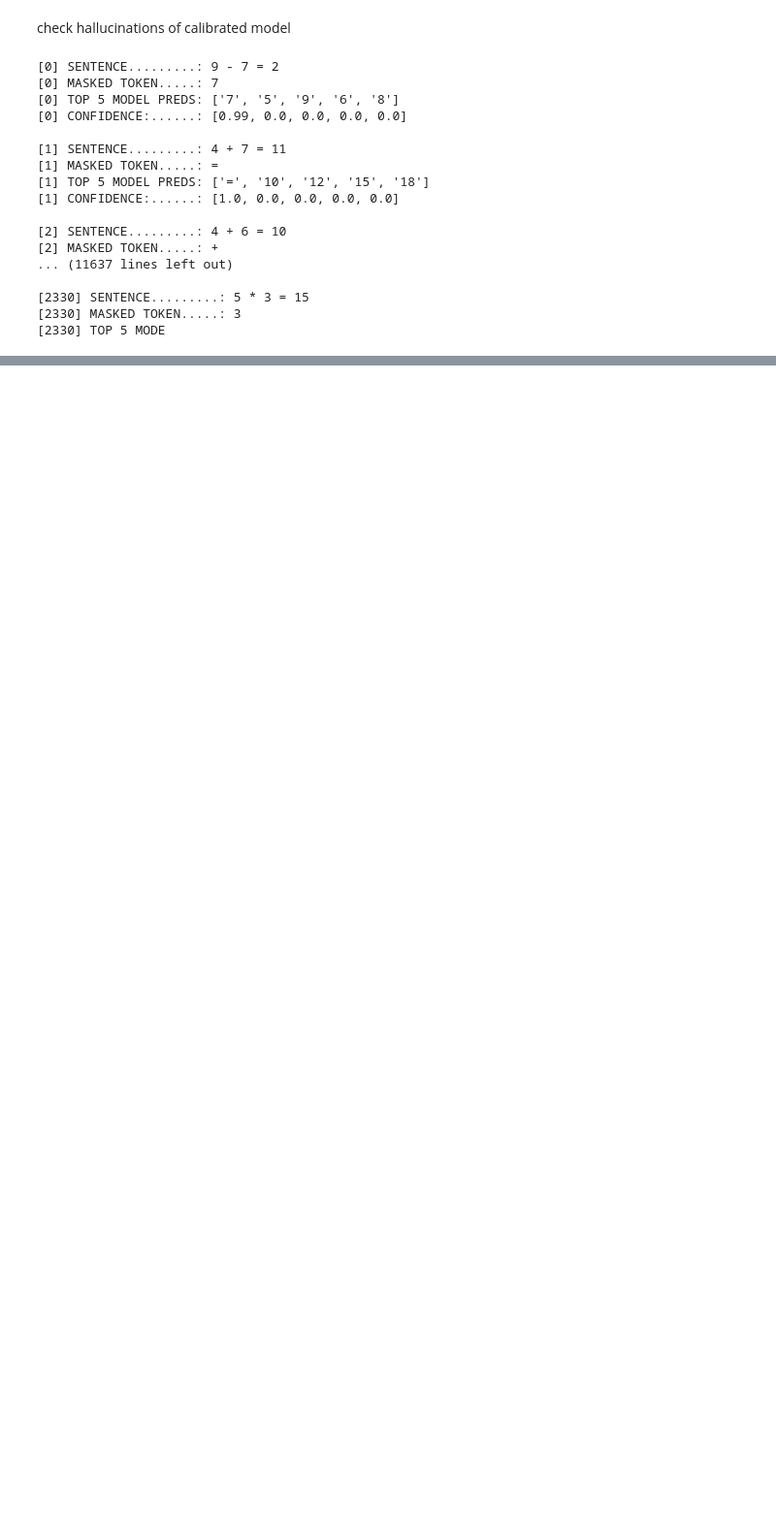
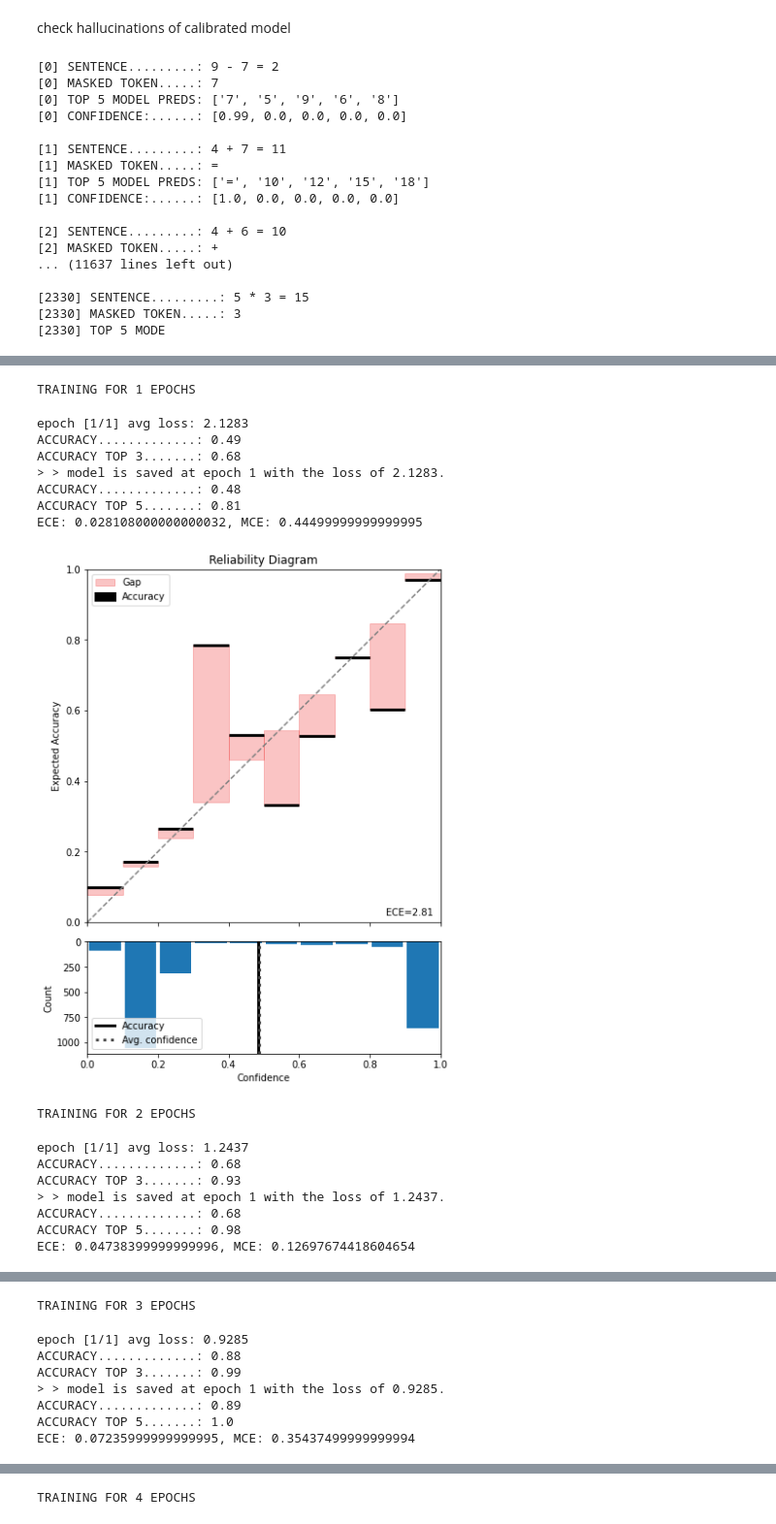
Before and after one commit to ivdort/dl2-callibrated-lm, a Jupyter notebook: BERT/dl2-bert-base-for-math.ipynb, the cells around one changed output, grey strips where cells are left out. Shown at 97% size. Saved outputs shown, nothing was run; the diff lists cells and outputs as text; code cells hidden in the pictures; blank space fills up the shorter version.

Commit message:
calibration after each epoch

```diff
--- a/BERT/dl2-bert-base-for-math.ipynb
+++ b/BERT/dl2-bert-base-for-math.ipynb
@@ -136,7 +138,7 @@ model n_parameters: 109169466
 # Model Training
 # %%
 # val_set = random.sample(data_list, 2000)
-def train_model(model):
+def train_model(model, save=False):
     training_loss = []
     training_acc = []
     training_acc_k = []
@@ -158,11 +160,10 @@ def train_model(model):
         training_acc += [acc_1]
         training_acc_k += [acc_2]
         if ((total_loss/len(data_loader))<lowest_loss):
-            torch.save(model.state_dict(), f"{MODEL_NAME}.pth")
+            if save:
+                torch.save(model.state_dict(), f"{MODEL_NAME}.pth")
             lowest_loss = total_loss/len(data_loader)
             print(f"> > model is saved at epoch {epoch+1} with the loss of {round(lowest_loss,4)}.")
 
-    return model\
-
-model = train_model(model)
+    return model, training_loss, training_acc, training_acc_k
 # %%
@@ -182,0 +183,4 @@ plt.show();
+# %%
+model, training_loss, training_acc, training_acc_k  = train_model(model, save=True)
+# %%
+plot_train(training_loss, training_acc, training_acc_k)
@@ -422,0 +437,35 @@ check hallucinations of calibrated model
+# %%
+eces = []
+mces = []
+model = BertForMaskedLM(config=config).to(device)
+optimizer = AdamW(model.parameters(), lr=LEARNING_RATE, weight_decay=WEIGHT_DECAY)
+for i in range(1,21):
+    N_EPOCH = 1
+    print(f"TRAINING FOR {i} EPOCHS")
+    model, training_loss, training_acc, training_acc_k  = train_model(model)
+    (acc, acc_top_5), true_labels, pred_labels, confidences = model_predict(data_val, top_k=5, printer=False)
+    errors = compute_calibration(true_labels, pred_labels, confidences)
+    ece = errors['expected_calibration_error']
+    mce = errors['max_calibration_error']
+    print(f"ECE: {ece}, MCE: {mce}")
+    eces.append(ece)
+    mces.append(mce)
+    reliability_diagram(true_labels, pred_labels, confidences)
+# %% [output]
+TRAINING FOR 1 EPOCHS
+epoch [1/1] avg loss: 2.1283
+ACCURACY.............: 0.49
+ACCURACY TOP 3.......: 0.68
+> > model is saved at epoch 1 with the loss of 2.1283.
+ACCURACY.............: 0.48
+ACCURACY TOP 5.......: 0.81
+ECE: 0.028108000000000032, MCE: 0.44499999999999995
+[figure, added]
+TRAINING FOR 2 EPOCHS
+epoch [1/1] avg loss: 1.2437
+ACCURACY.............: 0.68
+ACCURACY TOP 3.......: 0.93
+> > model is saved at epoch 1 with the loss of 1.2437.
+ACCURACY.............: 0.68
+ACCURACY TOP 5.......: 0.98
+ECE: 0.04738399999999996, MCE: 0.12697674418604654
@@ -422,0 +473,8 @@ check hallucinations of calibrated model
+TRAINING FOR 3 EPOCHS
+epoch [1/1] avg loss: 0.9285
+ACCURACY.............: 0.88
+ACCURACY TOP 3.......: 0.99
+> > model is saved at epoch 1 with the loss of 0.9285.
+ACCURACY.............: 0.89
+ACCURACY TOP 5.......: 1.0
+ECE: 0.07235999999999995, MCE: 0.35437499999999994
@@ -422,0 +482 @@ check hallucinations of calibrated model
+TRAINING FOR 4 EPOCHS
```
Also changed, not shown: parts of 9 cells of this notebook.
